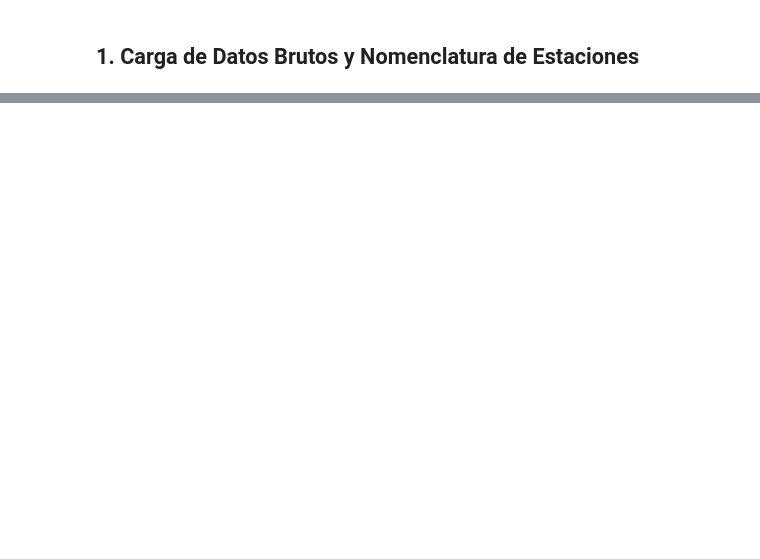
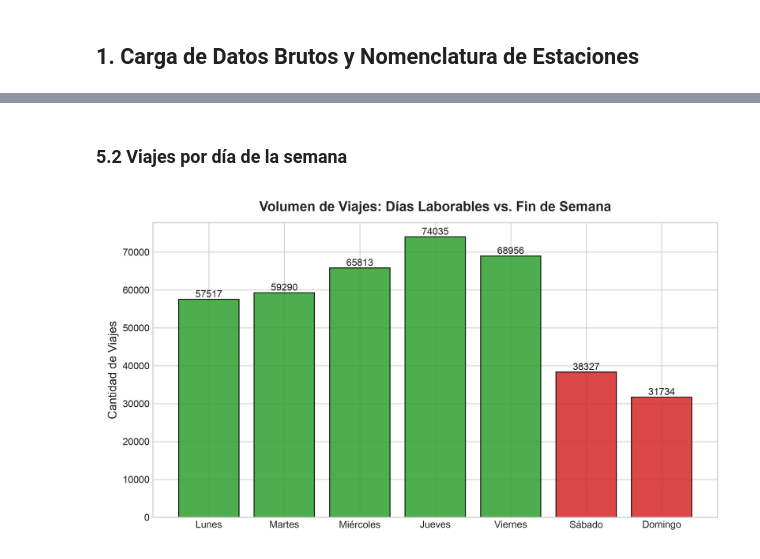
Before and after one commit to AntonioVazquezMartinez/Operacion-de-aprendizaje-automatico---Proyecto-Bici, a Jupyter notebook: notebooks/01_eda_mibici.ipynb, the cells around one changed output, grey strips where cells are left out. Saved outputs shown, nothing was run; the diff lists cells and outputs as text; code cells hidden in the pictures; blank space fills up the shorter version.

```diff
--- a/notebooks/01_eda_mibici.ipynb
+++ b/notebooks/01_eda_mibici.ipynb
@@ -60,0 +214,6 @@ df_features.head(10)
+# %% [markdown]
+### 5.2 Viajes por día de la semana
+# %%
+display(Image(filename='../reports/figures/02_viajes_dia_semana.png', width=800))
+# %% [output]
+[figure, added]
```
Also changed, not shown: parts of 33 cells of this notebook.
